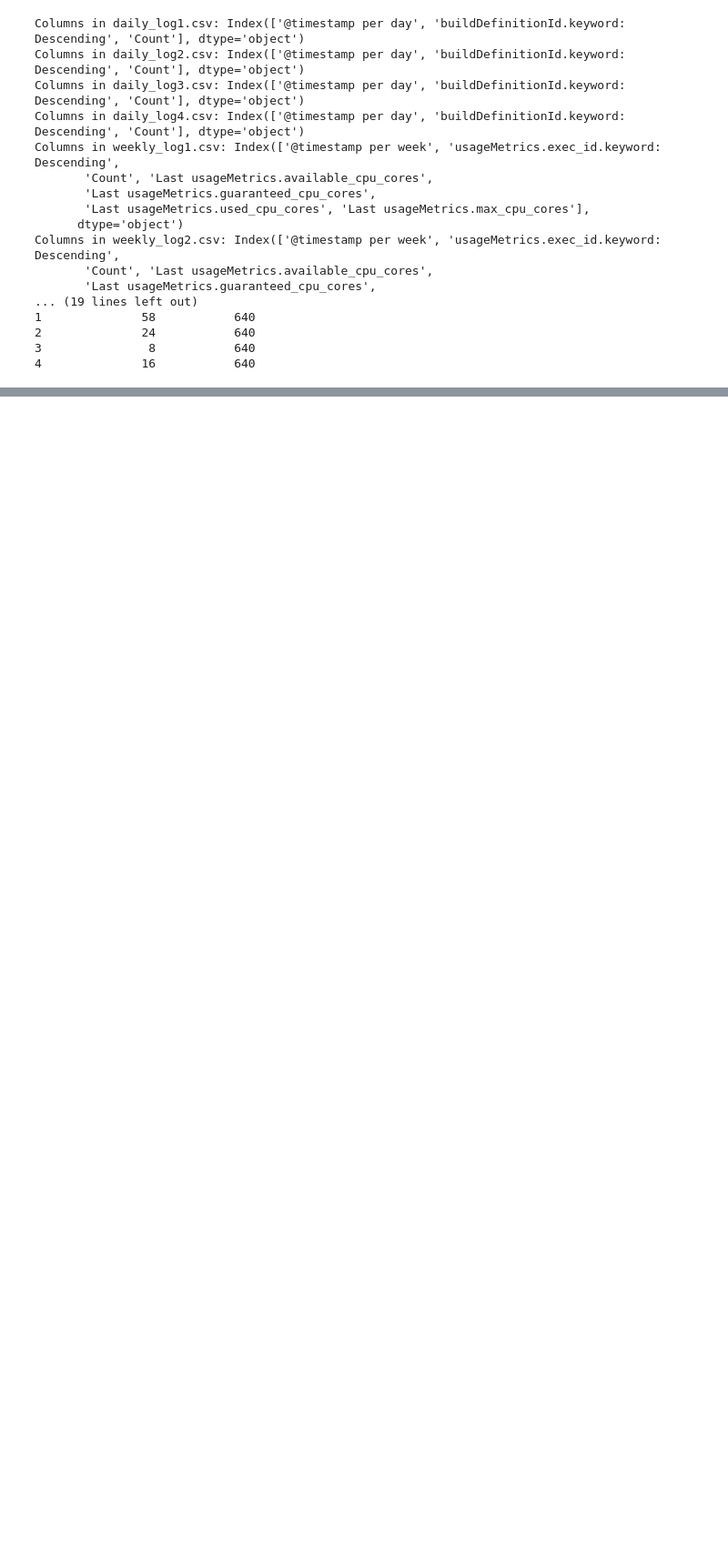
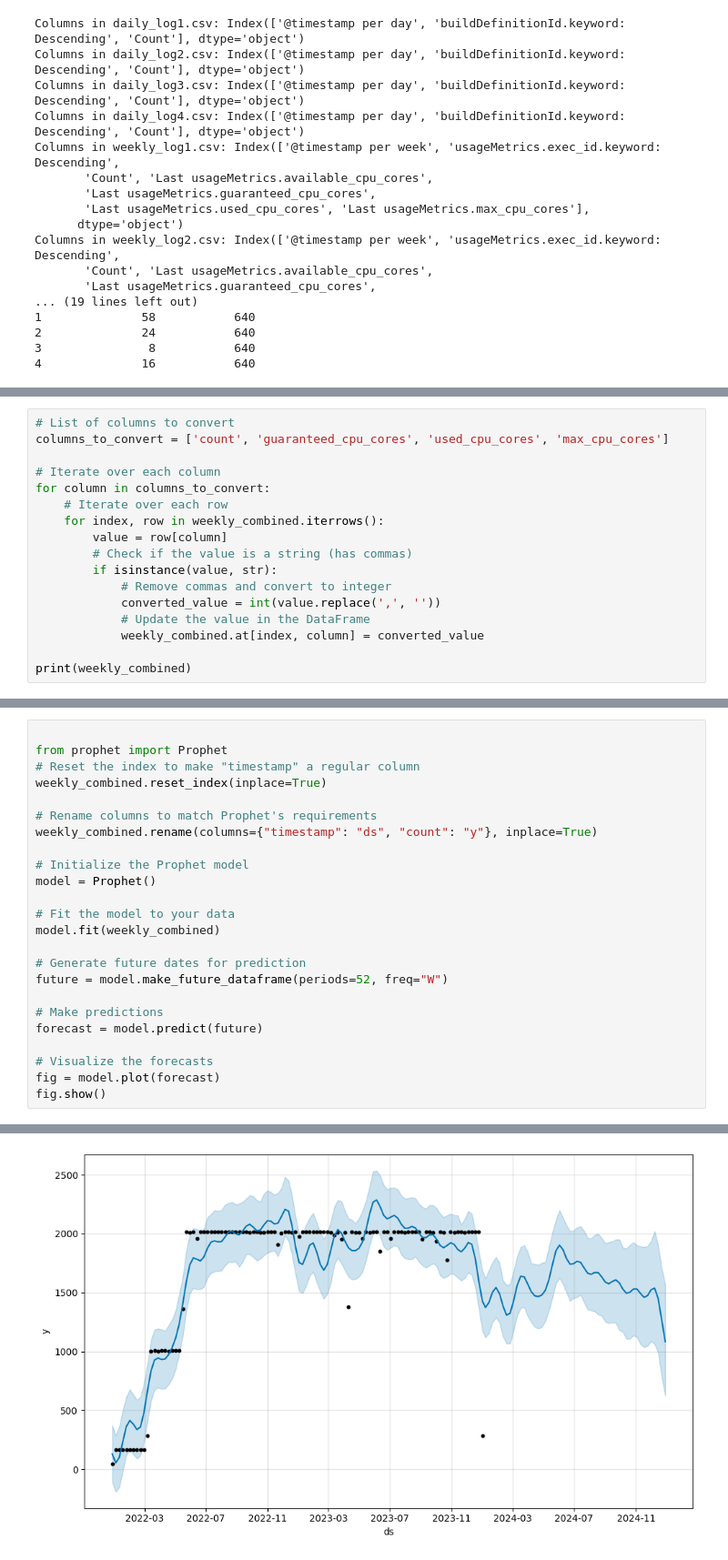
Before and after one commit to droideronline/JenKins-TimeSeries, a Jupyter notebook: Jenkins_TimeSeries.ipynb, the cells around one changed output, grey strips where cells are left out. Shown: that part at 91% size. Cells and saved outputs as stored; diff of their text form; blank space fills up the shorter version.

```diff
--- a/Jenkins_TimeSeries.ipynb
+++ b/Jenkins_TimeSeries.ipynb
@@ -143,0 +138,17 @@ Freq: D, Name: predicted_mean, dtype: float64
+# %%
+# List of columns to convert
+columns_to_convert = ['count', 'guaranteed_cpu_cores', 'used_cpu_cores', 'max_cpu_cores']
+
+# Iterate over each column
+for column in columns_to_convert:
+    # Iterate over each row
+    for index, row in weekly_combined.iterrows():
+        value = row[column]
+        # Check if the value is a string (has commas)
+        if isinstance(value, str):
+            # Remove commas and convert to integer
+            converted_value = int(value.replace(',', ''))
+            # Update the value in the DataFrame
+            weekly_combined.at[index, column] = converted_value
+
+print(weekly_combined)
@@ -143,0 +173,25 @@ Freq: D, Name: predicted_mean, dtype: float64
+# %%
+
+from prophet import Prophet
+# Reset the index to make "timestamp" a regular column
+weekly_combined.reset_index(inplace=True)
+
+# Rename columns to match Prophet's requirements
+weekly_combined.rename(columns={"timestamp": "ds", "count": "y"}, inplace=True)
+
+# Initialize the Prophet model
+model = Prophet()
+
+# Fit the model to your data
+model.fit(weekly_combined)
+
+# Generate future dates for prediction
+future = model.make_future_dataframe(periods=52, freq="W")
+
+# Make predictions
+forecast = model.predict(future)
+
+# Visualize the forecasts
+fig = model.plot(forecast)
+fig.show()
+# %% [output]
@@ -143,0 +209 @@ Freq: D, Name: predicted_mean, dtype: float64
+[figure, added]
```
Also changed, not shown: parts of 12 cells of this notebook.
